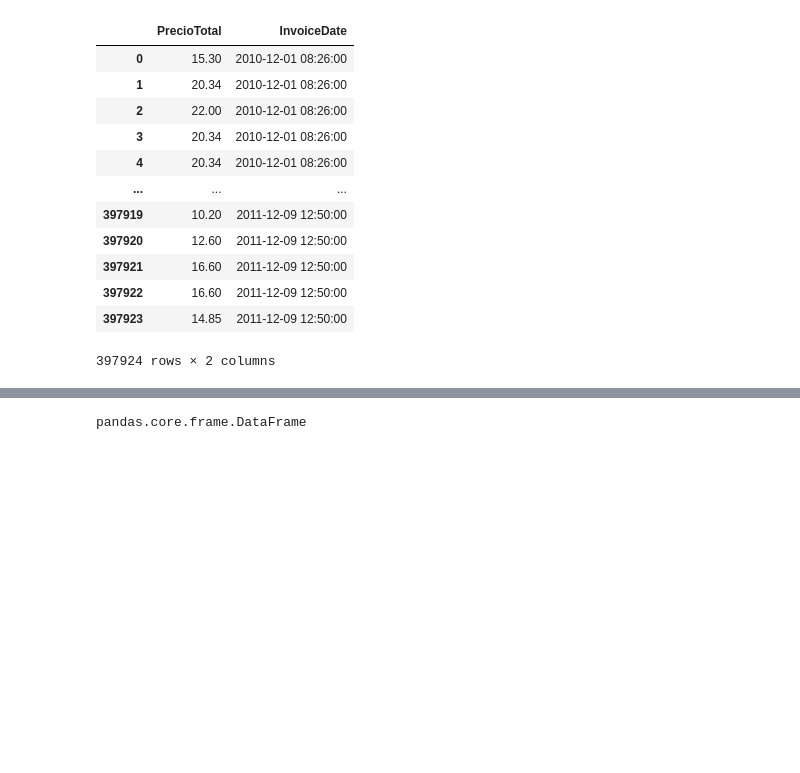
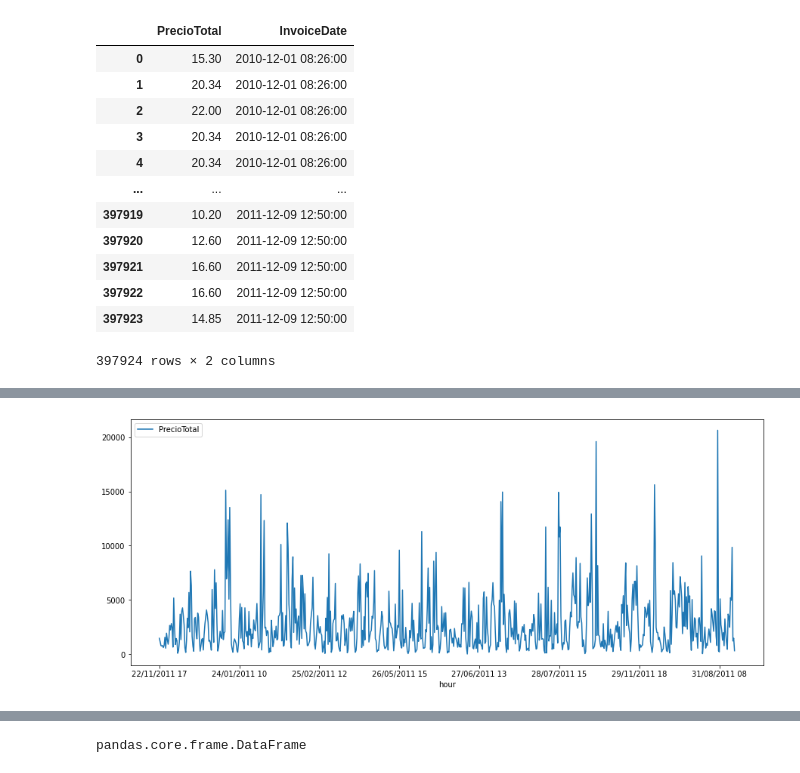
Before and after one commit to SBGuillermo/TFM-AnalisisComercio, a Jupyter notebook: Notebooks/6_Serie_Temporal.ipynb, the cells around one changed output, grey strips where cells are left out. Saved outputs shown, nothing was run; the diff lists cells and outputs as text; code cells hidden in the pictures; blank space fills up the shorter version.

```diff
--- a/Notebooks/6_Serie_Temporal.ipynb
+++ b/Notebooks/6_Serie_Temporal.ipynb
@@ -144 +162,4 @@ See the caveats in the documentation: https://pandas.pydata.org/pandas-docs/stab
+# %%
+TSdfh = TSdf[['PrecioTotal','InvoiceDate','hour']]
+TSdfd = TSdf[['PrecioTotal','InvoiceDate','day']]
 # %%
@@ -172,0 +215,3 @@ plot_df(TSdf.iloc[:60], x=TSdf.iloc[:60,0].values, y=TSdf.iloc[:60,1].values, ti
+# %%
+TSdfh = TSdfh.set_index('hour')
+TSdfh.index
@@ -172,0 +274,5 @@ plot_df(TSdf.iloc[:60], x=TSdf.iloc[:60,0].values, y=TSdf.iloc[:60,1].values, ti
+# %%
+TSdfh[-24*30:].plot(figsize=(15, 6))
+plt.show()
+# %% [output]
+[figure, added]
```
Also changed, not shown: parts of 16 cells of this notebook.
